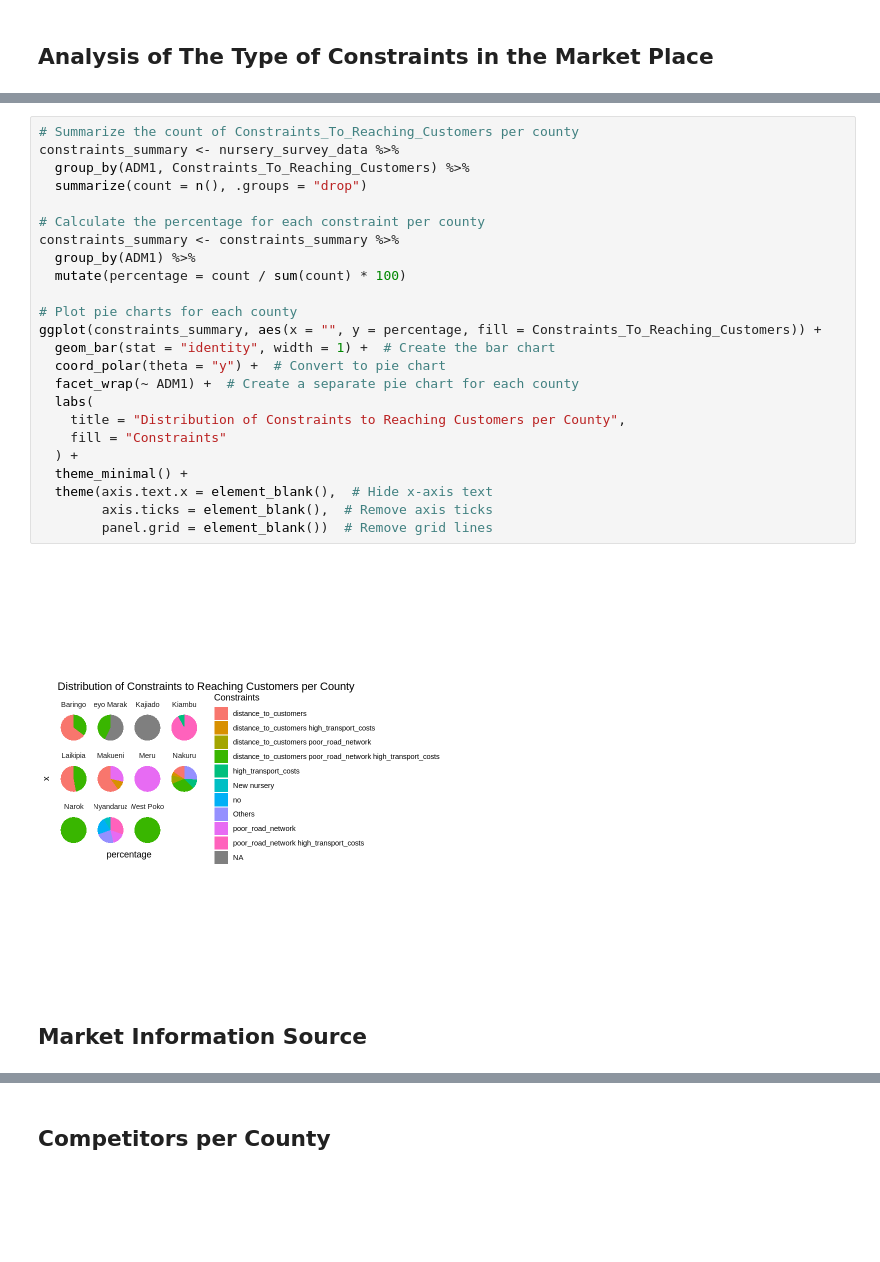
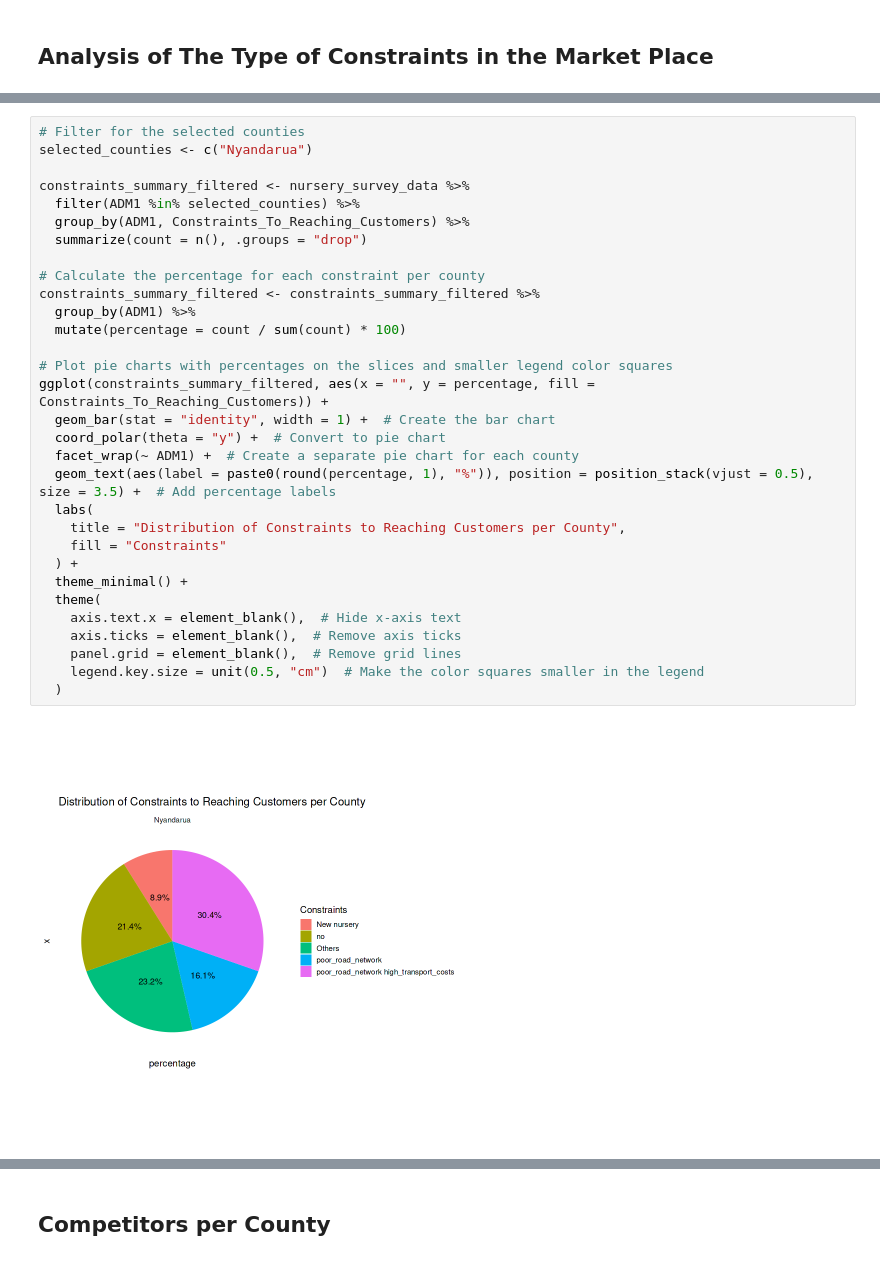
Before and after one commit to loureenvalyne/R_projects, a Jupyter notebook: nursery_survey_data_Analyis_with_R.ipynb, the cells around one changed output, grey strips where cells are left out. Drawn from its saved outputs; the diff is of its cells as text; blank space fills up the shorter version.

```diff
--- a/nursery_survey_data_Analyis_with_R.ipynb
+++ b/nursery_survey_data_Analyis_with_R.ipynb
@@ -1050,28 +1354,33 @@ A tibble: 28 × 13
 # %%
-# Summarize the count of Constraints_To_Reaching_Customers per county
-constraints_summary <- nursery_survey_data %>%
+# Filter for the selected counties
+selected_counties <- c("Nyandarua")
+
+constraints_summary_filtered <- nursery_survey_data %>%
+  filter(ADM1 %in% selected_counties) %>%
   group_by(ADM1, Constraints_To_Reaching_Customers) %>%
   summarize(count = n(), .groups = "drop")
 
 # Calculate the percentage for each constraint per county
-constraints_summary <- constraints_summary %>%
+constraints_summary_filtered <- constraints_summary_filtered %>%
   group_by(ADM1) %>%
   mutate(percentage = count / sum(count) * 100)
 
-# Plot pie charts for each county
-ggplot(constraints_summary, aes(x = "", y = percentage, fill = Constraints_To_Reaching_Customers)) +
+# Plot pie charts with percentages on the slices and smaller legend color squares
+ggplot(constraints_summary_filtered, aes(x = "", y = percentage, fill = Constraints_To_Reaching_Customers)) +
   geom_bar(stat = "identity", width = 1) +  # Create the bar chart
   coord_polar(theta = "y") +  # Convert to pie chart
   facet_wrap(~ ADM1) +  # Create a separate pie chart for each county
+  geom_text(aes(label = paste0(round(percentage, 1), "%")), position = position_stack(vjust = 0.5), size = 3.5) +  # Add percentage labels
   labs(
     title = "Distribution of Constraints to Reaching Customers per County",
     fill = "Constraints"
   ) +
   theme_minimal() +
-  theme(axis.text.x = element_blank(),  # Hide x-axis text
-        axis.ticks = element_blank(),  # Remove axis ticks
-        panel.grid = element_blank())  # Remove grid lines
+  theme(
+    axis.text.x = element_blank(),  # Hide x-axis text
+    axis.ticks = element_blank(),  # Remove axis ticks
+    panel.grid = element_blank(),  # Remove grid lines
+    legend.key.size = unit(0.5, "cm")  # Make the color squares smaller in the legend
+  )
 # %% [output]
-[figure, old version]
+[figure, new version]
-# %% [markdown]
-## Market Information Source
```
Also changed, not shown: parts of 44 cells of this notebook.
